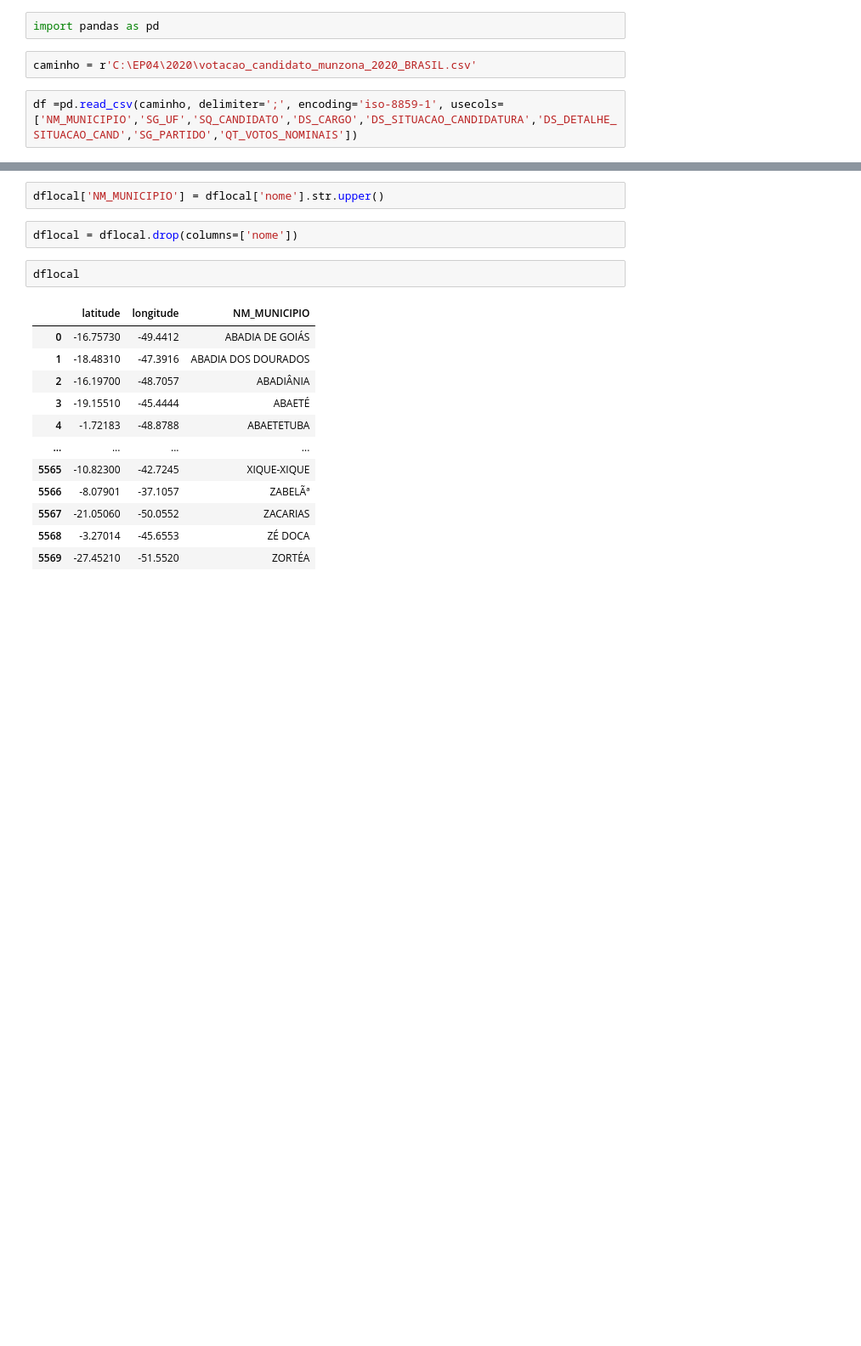
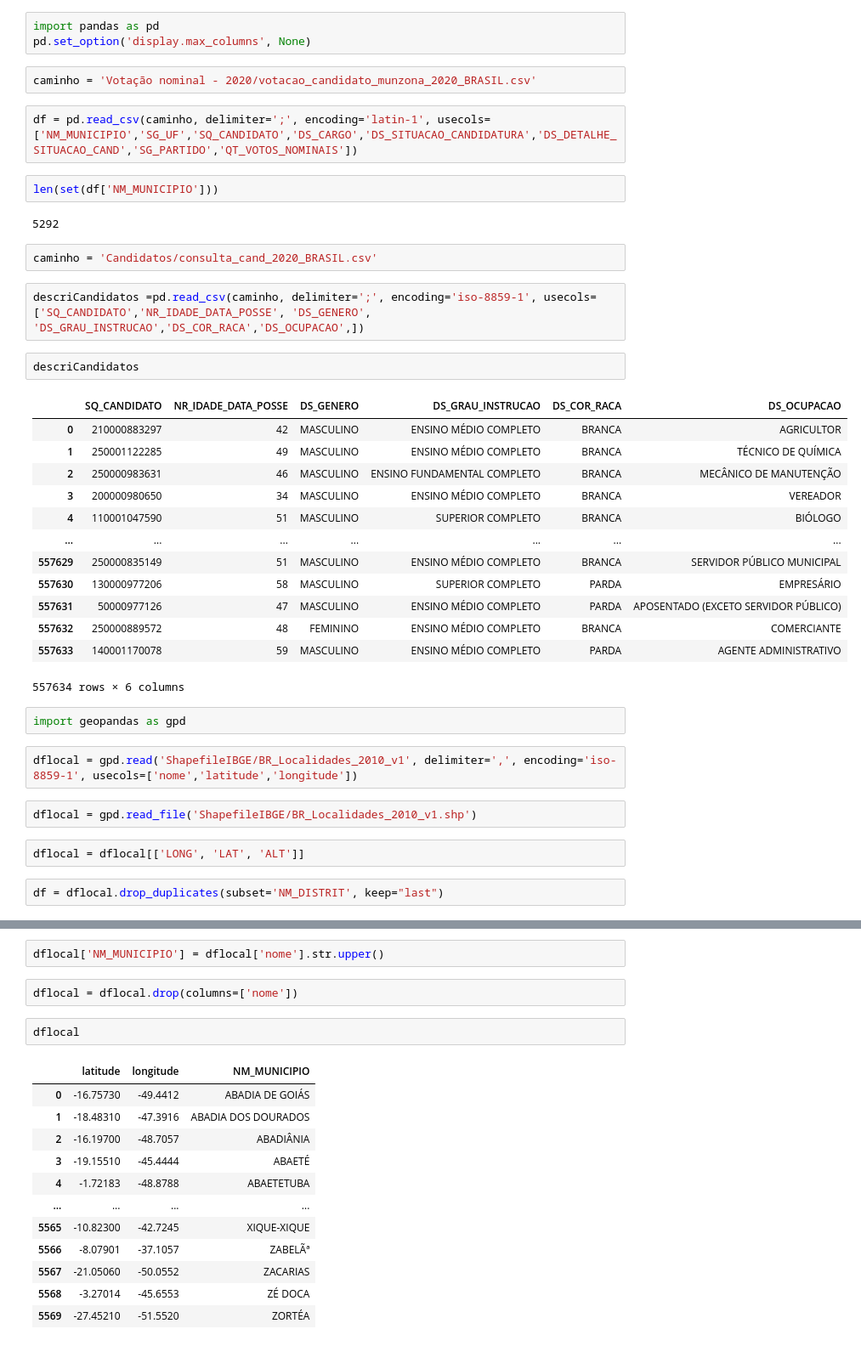
Before and after one commit to JDanrley/Mapeamento-Candidatos-Laranjas, a Jupyter notebook: Análises iniciais.ipynb, the cells around one changed output, grey strips where cells are left out. Shown at 85% size. Cells and saved outputs as stored; diff of their text form; blank space fills up the shorter version.

```diff
--- a/Análises iniciais.ipynb
+++ b/Análises iniciais.ipynb
@@ -1,9 +1,44 @@
 # %%
 import pandas as pd
+pd.set_option('display.max_columns', None)
 # %%
-caminho = r'C:\EP04\2020\votacao_candidato_munzona_2020_BRASIL.csv'
+caminho = 'Votação nominal - 2020/votacao_candidato_munzona_2020_BRASIL.csv'
 # %%
-df =pd.read_csv(caminho, delimiter=';', encoding='iso-8859-1', usecols=['NM_MUNICIPIO','SG_UF','SQ_CANDIDATO','DS_CARGO','DS_SITUACAO_CANDIDATURA','DS_DETALHE_SITUACAO_CAND','SG_PARTIDO','QT_VOTOS_NOMINAIS'])
+df = pd.read_csv(caminho, delimiter=';', encoding='latin-1', usecols=['NM_MUNICIPIO','SG_UF','SQ_CANDIDATO','DS_CARGO','DS_SITUACAO_CANDIDATURA','DS_DETALHE_SITUACAO_CAND','SG_PARTIDO','QT_VOTOS_NOMINAIS'])
+# %%
+len(set(df['NM_MUNICIPIO']))
+# %% [output]
+5292
+# %%
+caminho = 'Candidatos/consulta_cand_2020_BRASIL.csv'
+# %%
+descriCandidatos =pd.read_csv(caminho, delimiter=';', encoding='iso-8859-1', usecols=['SQ_CANDIDATO','NR_IDADE_DATA_POSSE', 'DS_GENERO', 'DS_GRAU_INSTRUCAO','DS_COR_RACA','DS_OCUPACAO',])
+# %%
+descriCandidatos
+# %% [output]
+|  | SQ_CANDIDATO | NR_IDADE_DATA_POSSE | DS_GENERO | DS_GRAU_INSTRUCAO | DS_COR_RACA | DS_OCUPACAO |
+| 0 | 210000883297 | 42 | MASCULINO | ENSINO MÉDIO COMPLETO | BRANCA | AGRICULTOR |
+| 1 | 250001122285 | 49 | MASCULINO | ENSINO MÉDIO COMPLETO | BRANCA | TÉCNICO DE QUÍMICA |
+| 2 | 250000983631 | 46 | MASCULINO | ENSINO FUNDAMENTAL COMPLETO | BRANCA | MECÂNICO DE MANUTENÇÃO |
+| 3 | 200000980650 | 34 | MASCULINO | ENSINO MÉDIO COMPLETO | BRANCA | VEREADOR |
+| 4 | 110001047590 | 51 | MASCULINO | SUPERIOR COMPLETO | BRANCA | BIÓLOGO |
+| ... | ... | ... | ... | ... | ... | ... |
+| 557629 | 250000835149 | 51 | MASCULINO | ENSINO MÉDIO COMPLETO | BRANCA | SERVIDOR PÚBLICO MUNICIPAL |
+| 557630 | 130000977206 | 58 | MASCULINO | SUPERIOR COMPLETO | PARDA | EMPRESÁRIO |
+| 557631 | 50000977126 | 47 | MASCULINO | ENSINO MÉDIO COMPLETO | PARDA | APOSENTADO (EXCETO SERVIDOR PÚBLICO) |
+| 557632 | 250000889572 | 48 | FEMININO | ENSINO MÉDIO COMPLETO | BRANCA | COMERCIANTE |
+| 557633 | 140001170078 | 59 | MASCULINO | ENSINO MÉDIO COMPLETO | PARDA | AGENTE ADMINISTRATIVO |
+557634 rows × 6 columns
+# %%
+import geopandas as gpd
+# %%
+dflocal = gpd.read('ShapefileIBGE/BR_Localidades_2010_v1', delimiter=',', encoding='iso-8859-1', usecols=['nome','latitude','longitude'])
+# %%
+dflocal = gpd.read_file('ShapefileIBGE/BR_Localidades_2010_v1.shp')
+# %%
+dflocal = dflocal[['LONG', 'LAT', 'ALT']]
+# %%
+df = dflocal.drop_duplicates(subset='NM_DISTRIT', keep="last")
 # %%
 df
 # %% [output]
```
Also changed, not shown: parts of 6 cells of this notebook, 2 other files.
